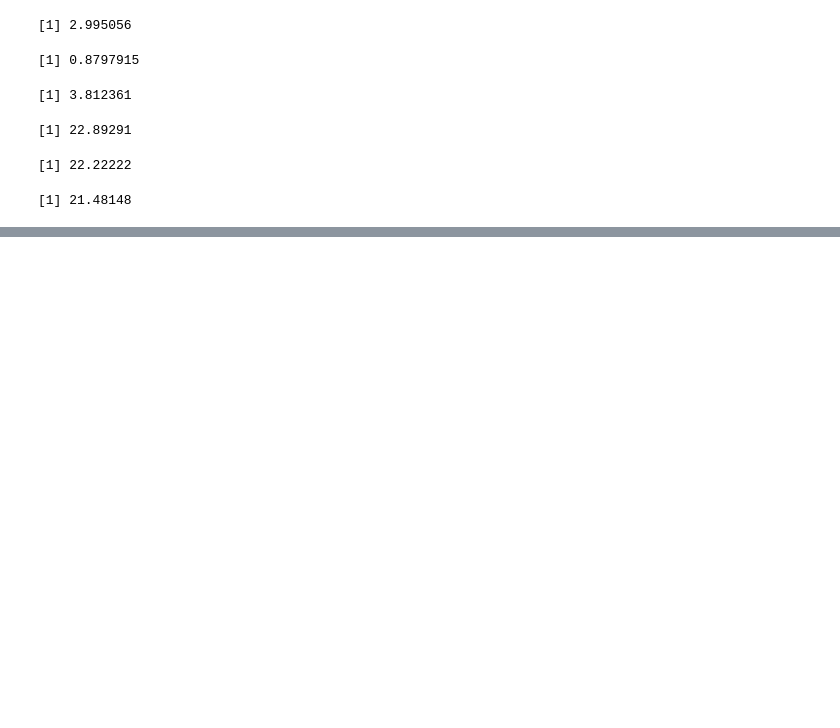
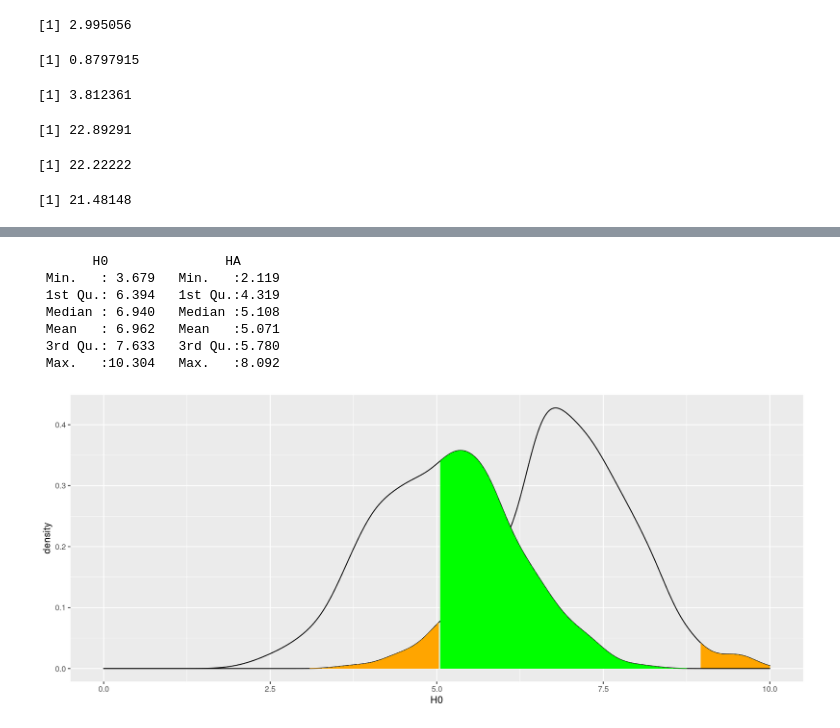
Before and after one commit to hkopanski/502_final_project, a Jupyter notebook: 502_Project.ipynb, the cells around one changed output, grey strips where cells are left out. Drawn from its saved outputs; the diff is of its cells as text; code cells hidden in the pictures; blank space fills up the shorter version.

```diff
--- a/502_Project.ipynb
+++ b/502_Project.ipynb
@@ -594,0 +641,49 @@ print(sim_data_results)
+# %%
+library(tidyverse)
+library(scales)
+
+set.seed(100)
+
+sim1 <- rnorm(500, 7, sqrt(1))
+sim2 <- rnorm(500, i, sqrt(1))
+
+alpha1 <- qnorm(0.025, 7, sqrt(1))
+alpha2 <- qnorm(0.975, 7, sqrt(1))
+
+df_set <- tibble("H0" = sim1, "HA" = sim2)
+
+df_set %>% summary()
+
+ggplot(data = df_set) + geom_density(aes(H0), alpha = 0.5) +
+                        geom_area(
+                            aes(x = stage(H0, after_scale = oob_censor(x, c(0, alpha1)
+                                                                      )
+                                         )
+                               ),
+                            stat = "density", fill = "orange"
+                                 ) +
+                        geom_area(
+                            aes(x = stage(H0, after_scale = oob_censor(x, c(alpha2, Inf)
+                                                                      )
+                                         )
+                               ),
+                            stat = "density", fill = "orange"
+                                 ) +
+                        geom_density(aes(HA), alpha = 0.5) +
+                        geom_area(
+                            aes(x = stage(HA, after_scale = oob_censor(x, c(alpha1, alpha2)
+                                                                      )
+                                         )
+                               ),
+                            stat = "density", fill = "green"
+                                 ) +
+                        xlim(0,10)
+# %% [output]
+       H0               HA
+ Min.   : 3.679   Min.   :2.119
+ 1st Qu.: 6.394   1st Qu.:4.319
+ Median : 6.940   Median :5.108
+ Mean   : 6.962   Mean   :5.071
+ 3rd Qu.: 7.633   3rd Qu.:5.780
+ Max.   :10.304   Max.   :8.092
+[figure, added]
```
Also changed, not shown: parts of 8 cells of this notebook, 3 other files.
